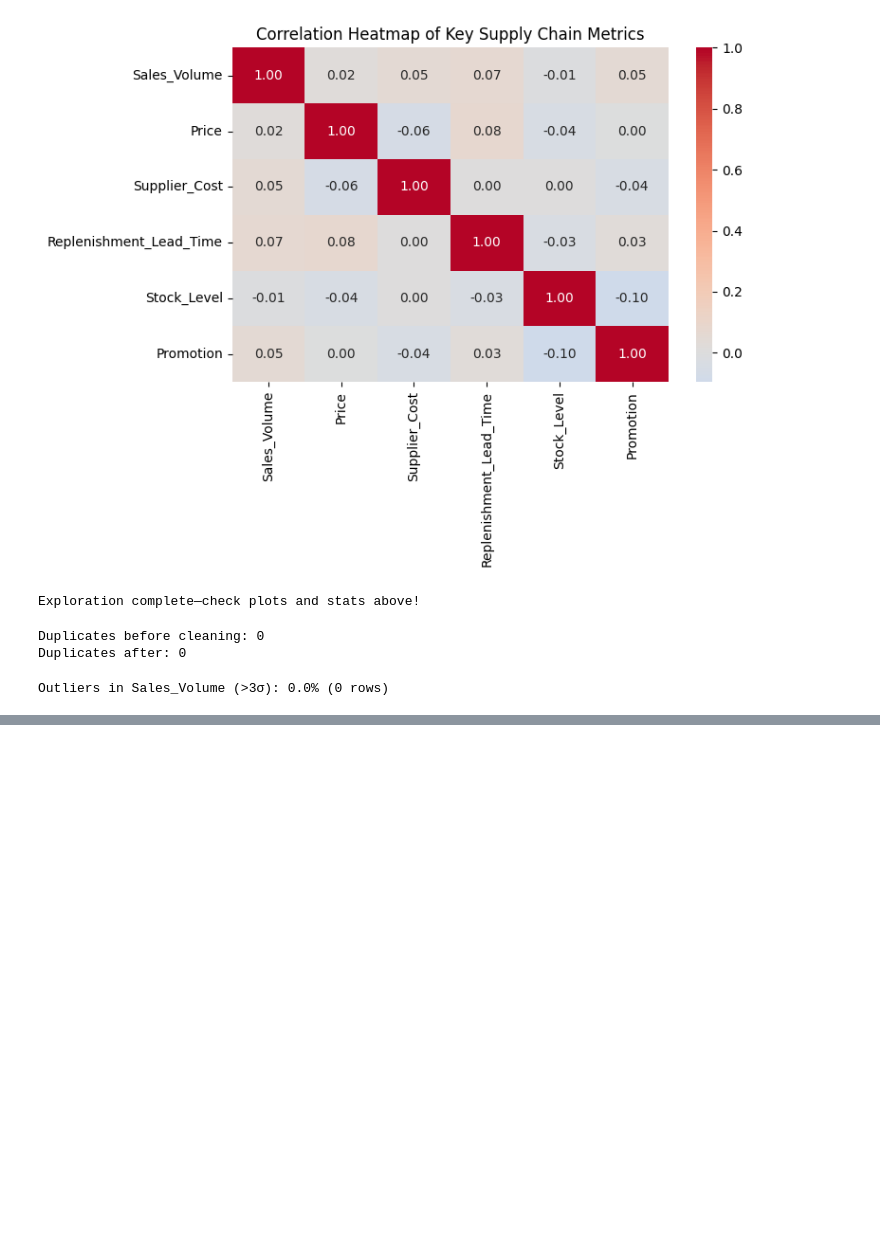
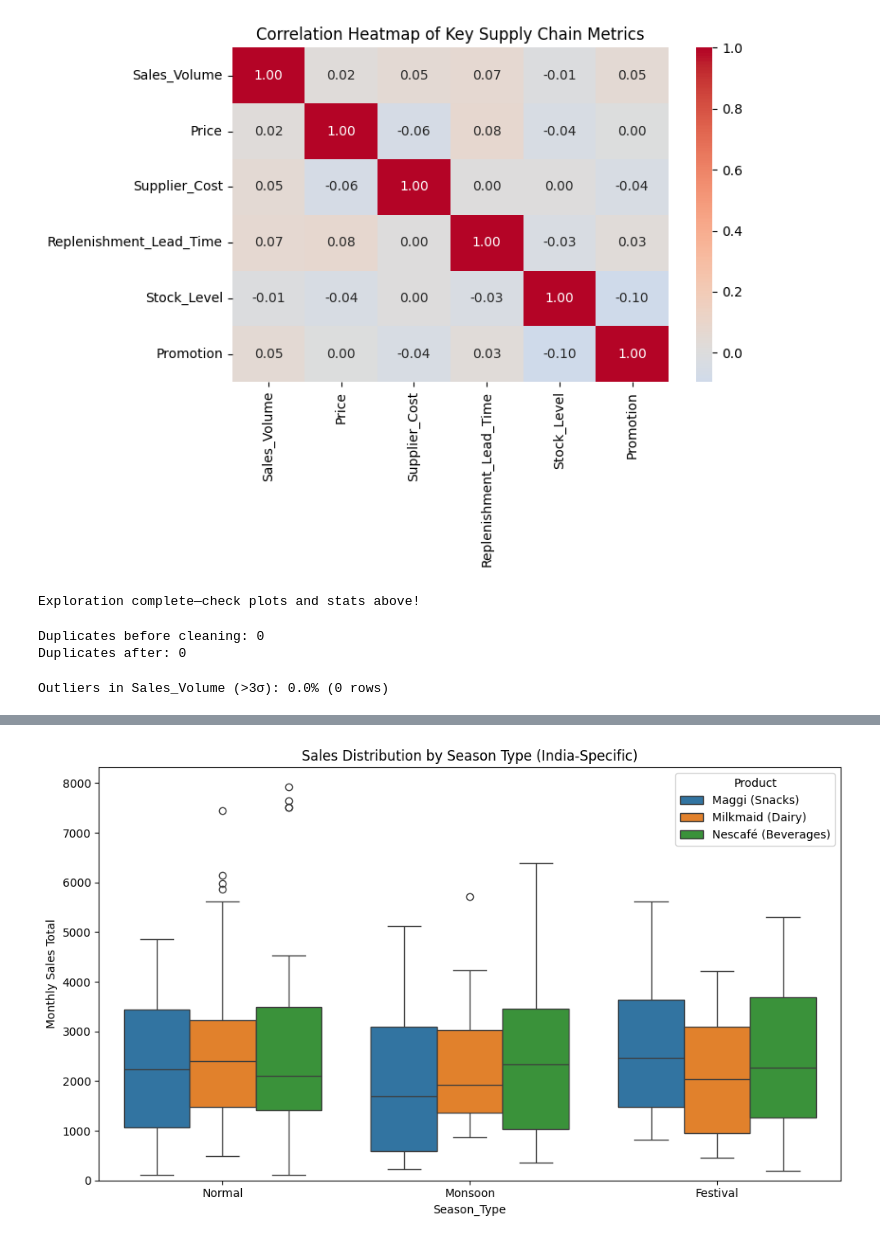
Before and after one commit to 0BLUEBIRD0/AI-supply-chain-nestle, a Jupyter notebook: Phase 2/data_exploration.ipynb, the cells around one changed output, grey strips where cells are left out. Drawn from its saved outputs; the diff is of its cells as text; code cells hidden in the pictures; blank space fills up the shorter version.

```diff
--- a/Phase 2/data_exploration.ipynb
+++ b/Phase 2/data_exploration.ipynb
@@ -198,0 +237,13 @@ OSError: Cannot save file into a non-existent directory: 'data\processed'
+# %%
+plt.figure(figsize=(10, 6))
+df_monthly['Season_Type'] = 'Normal'
+df_monthly.loc[df_monthly['Monsoon_Month'] == 1, 'Season_Type'] = 'Monsoon'
+df_monthly.loc[df_monthly['Festival_Month'] == 1, 'Season_Type'] = 'Festival'
+sns.boxplot(data=df_monthly, x='Season_Type', y='Monthly_Sales_Total', hue='Product')
+plt.title('Sales Distribution by Season Type (India-Specific)')
+plt.ylabel('Monthly Sales Total')
+plt.ylim(0, None)
+plt.tight_layout()
+plt.show()
+# %% [output]
+[figure, added]
```
Also changed, not shown: parts of 8 cells of this notebook, 5 other files.
